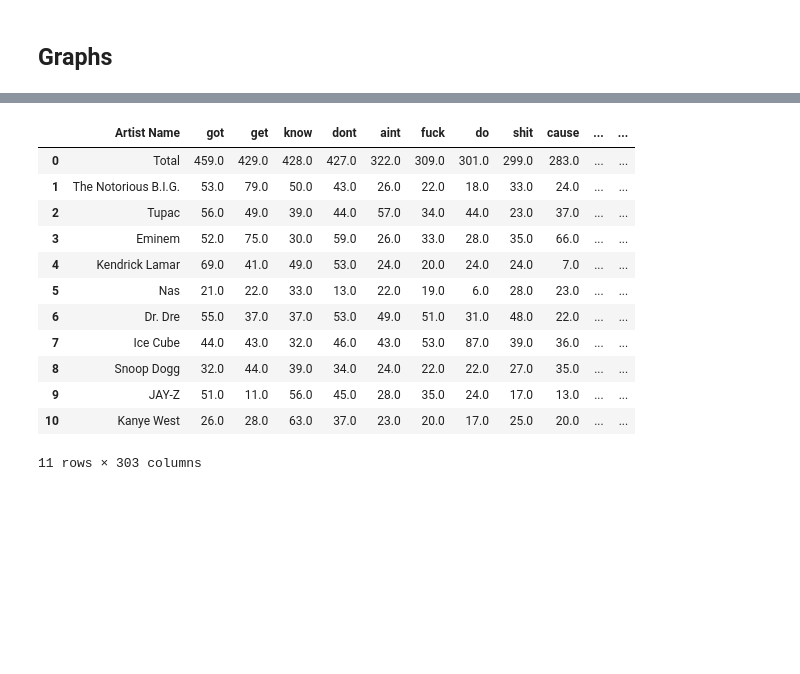
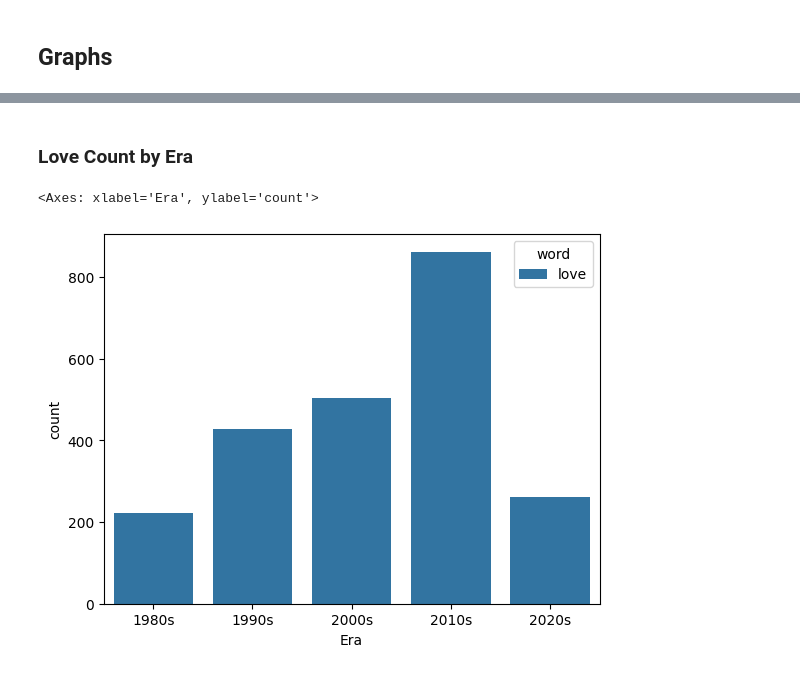
Before and after one commit to TrippingLettuce/Where-is-the-love, a Jupyter notebook: src/analysis.ipynb, the cells around one changed output, grey strips where cells are left out. Drawn from its saved outputs; the diff is of its cells as text; code cells hidden in the pictures; blank space fills up the shorter version.

```diff
--- a/src/analysis.ipynb
+++ b/src/analysis.ipynb
@@ -74,16 +128,10 @@ df["Era"] = df_era["Era"]
-# %%
-df
-# %% [output]
-|  | Artist Name | got | get | know | dont | aint | fuck | do | shit | cause | ... | ... |
-| 0 | Total | 459.0 | 429.0 | 428.0 | 427.0 | 322.0 | 309.0 | 301.0 | 299.0 | 283.0 | ... | ... |
-| 1 | The Notorious B.I.G. | 53.0 | 79.0 | 50.0 | 43.0 | 26.0 | 22.0 | 18.0 | 33.0 | 24.0 | ... | ... |
-| 2 | Tupac | 56.0 | 49.0 | 39.0 | 44.0 | 57.0 | 34.0 | 44.0 | 23.0 | 37.0 | ... | ... |
-| 3 | Eminem | 52.0 | 75.0 | 30.0 | 59.0 | 26.0 | 33.0 | 28.0 | 35.0 | 66.0 | ... | ... |
-| 4 | Kendrick Lamar | 69.0 | 41.0 | 49.0 | 53.0 | 24.0 | 20.0 | 24.0 | 24.0 | 7.0 | ... | ... |
-| 5 | Nas | 21.0 | 22.0 | 33.0 | 13.0 | 22.0 | 19.0 | 6.0 | 28.0 | 23.0 | ... | ... |
-| 6 | Dr. Dre | 55.0 | 37.0 | 37.0 | 53.0 | 49.0 | 51.0 | 31.0 | 48.0 | 22.0 | ... | ... |
-| 7 | Ice Cube | 44.0 | 43.0 | 32.0 | 46.0 | 43.0 | 53.0 | 87.0 | 39.0 | 36.0 | ... | ... |
-| 8 | Snoop Dogg | 32.0 | 44.0 | 39.0 | 34.0 | 24.0 | 22.0 | 22.0 | 27.0 | 35.0 | ... | ... |
-| 9 | JAY-Z | 51.0 | 11.0 | 56.0 | 45.0 | 28.0 | 35.0 | 24.0 | 17.0 | 13.0 | ... | ... |
-| 10 | Kanye West | 26.0 | 28.0 | 63.0 | 37.0 | 23.0 | 20.0 | 17.0 | 25.0 | 20.0 | ... | ... |
-11 rows × 303 columns
+# %%
+df_summed = df_no_total[['Era', 'love']].groupby('Era').sum()
+df_melted = df_summed.reset_index().melt(id_vars='Era', var_name='word', value_name='count')
+# %% [markdown]
+### Love Count by Era
+# %%
+sns.barplot(data=df_melted, x='Era', y='count', hue='word')
+# %% [output]
+<Axes: xlabel='Era', ylabel='count'>
+[figure, added]
```
Also changed, not shown: parts of 13 cells of this notebook, 13 other files.
